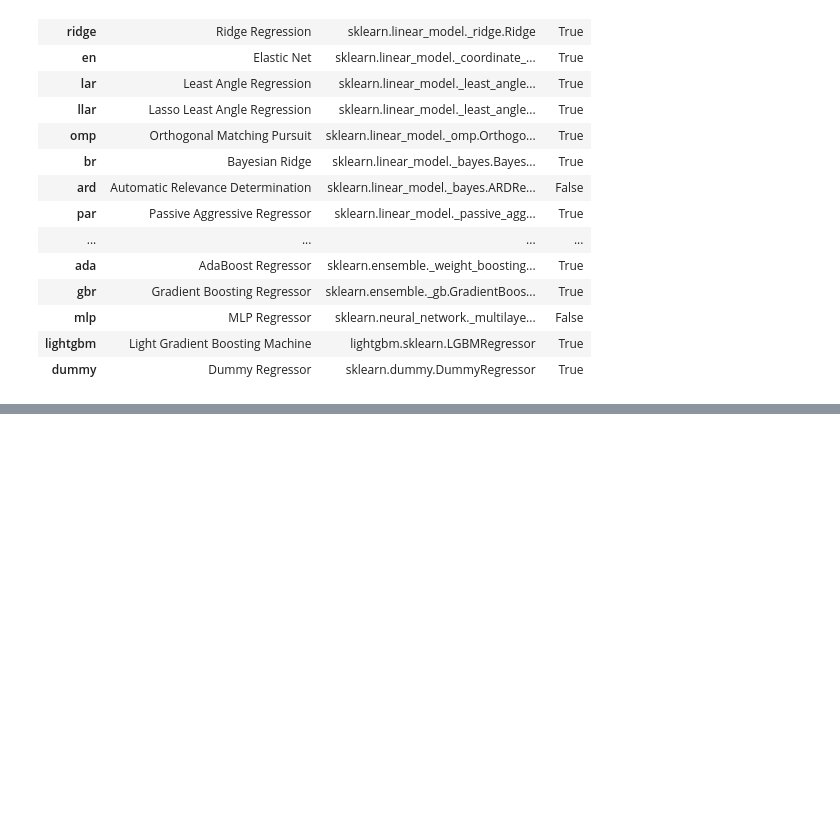
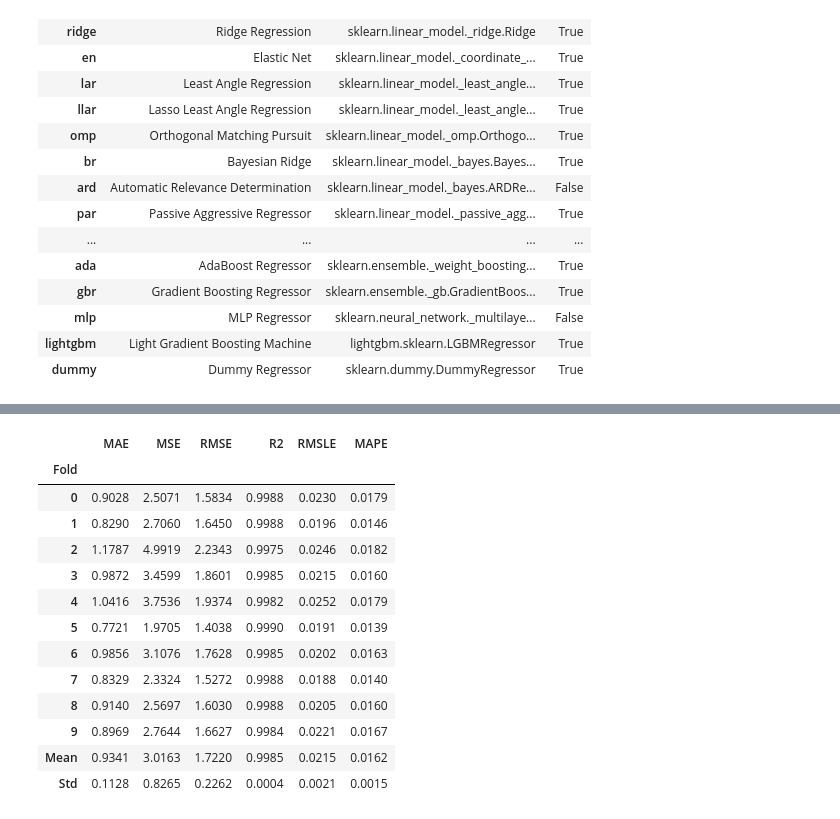
Before and after one commit to BrunoFUAL/modelos_previsao, a Jupyter notebook: pycaret.ipynb, the cells around one changed output, grey strips where cells are left out. Drawn from its saved outputs; the diff is of its cells as text; code cells hidden in the pictures; blank space fills up the shorter version.

```diff
--- a/pycaret.ipynb
+++ b/pycaret.ipynb
@@ -315,0 +313,17 @@ models()
+# %%
+lasso = create_model('lasso', fold=10)
+# %% [output]
+|  | MAE | MSE | RMSE | R2 | RMSLE | MAPE |
+| Fold |  |  |  |  |  |  |
+| 0 | 0.9028 | 2.5071 | 1.5834 | 0.9988 | 0.0230 | 0.0179 |
+| 1 | 0.8290 | 2.7060 | 1.6450 | 0.9988 | 0.0196 | 0.0146 |
+| 2 | 1.1787 | 4.9919 | 2.2343 | 0.9975 | 0.0246 | 0.0182 |
+| 3 | 0.9872 | 3.4599 | 1.8601 | 0.9985 | 0.0215 | 0.0160 |
+| 4 | 1.0416 | 3.7536 | 1.9374 | 0.9982 | 0.0252 | 0.0179 |
+| 5 | 0.7721 | 1.9705 | 1.4038 | 0.9990 | 0.0191 | 0.0139 |
+| 6 | 0.9856 | 3.1076 | 1.7628 | 0.9985 | 0.0202 | 0.0163 |
+| 7 | 0.8329 | 2.3324 | 1.5272 | 0.9988 | 0.0188 | 0.0140 |
+| 8 | 0.9140 | 2.5697 | 1.6030 | 0.9988 | 0.0205 | 0.0160 |
+| 9 | 0.8969 | 2.7644 | 1.6627 | 0.9984 | 0.0221 | 0.0167 |
+| Mean | 0.9341 | 3.0163 | 1.7220 | 0.9985 | 0.0215 | 0.0162 |
+| Std | 0.1128 | 0.8265 | 0.2262 | 0.0004 | 0.0021 | 0.0015 |
```
Also changed, not shown: parts of 17 cells of this notebook.
